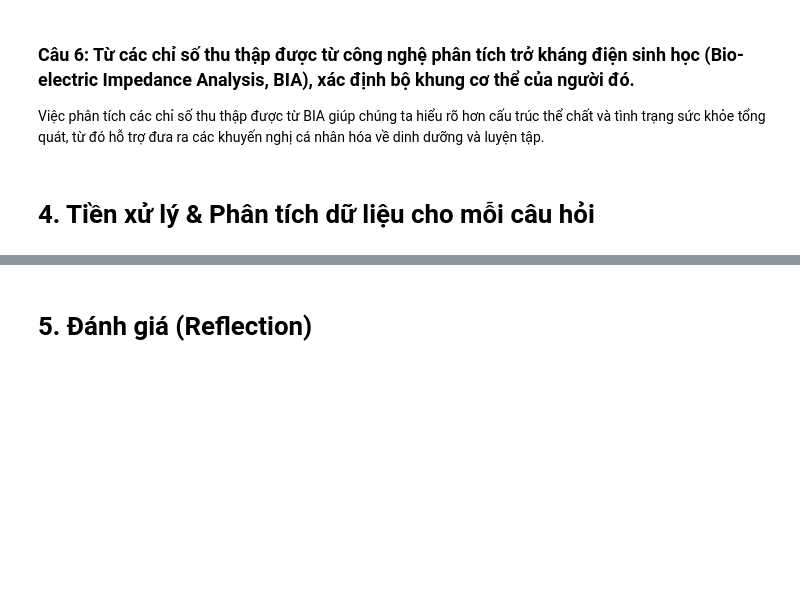
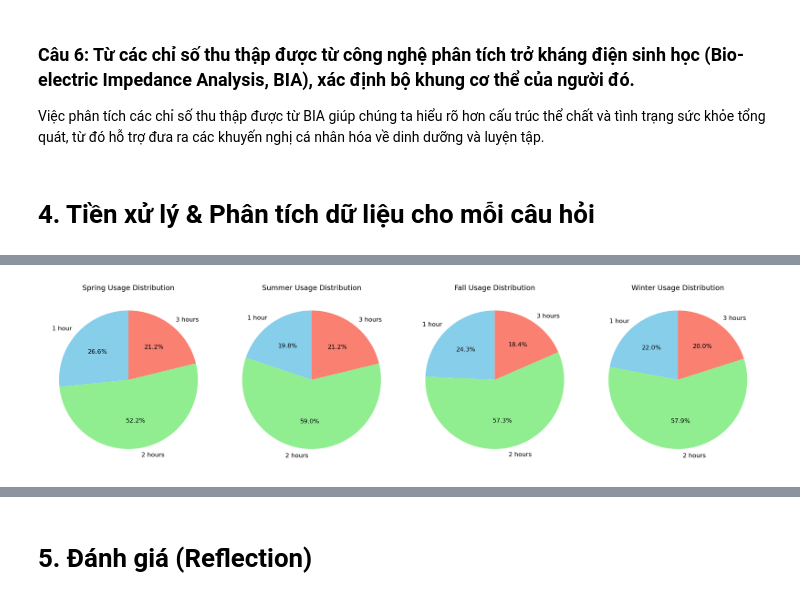
Before and after one commit to xxtnguyn/LTKHDL_Final, a Jupyter notebook: Final_Project.ipynb, the cells around one changed output, grey strips where cells are left out. Cells and saved outputs as stored; diff of their text form; code cells hidden in the pictures; blank space fills up the shorter version.

```diff
--- a/Final_Project.ipynb
+++ b/Final_Project.ipynb
@@ -272,0 +306,11 @@ Việc phân tích các chỉ số thu thập được từ BIA giúp chúng ta
+# %%
+_, ax_pie = plt.subplots(1, 4, figsize=(20, 5))
+for i, season in enumerate(season_order):
+    pivot_table[season].plot(kind='pie', autopct='%1.1f%%', startangle=90, ax=ax_pie[i], colors=['skyblue', 'lightgreen', 'salmon'], labels=['1 hour', '2 hours', '3 hours'],fontsize=12)
+    ax_pie[i].set_ylabel('')
+    ax_pie[i].set_title(f'{season} Usage Distribution', fontsize=14, color='black')
+
+plt.tight_layout()
+plt.show()
+# %% [output]
+[figure, added]
```
Also changed, not shown: parts of 16 cells of this notebook.
